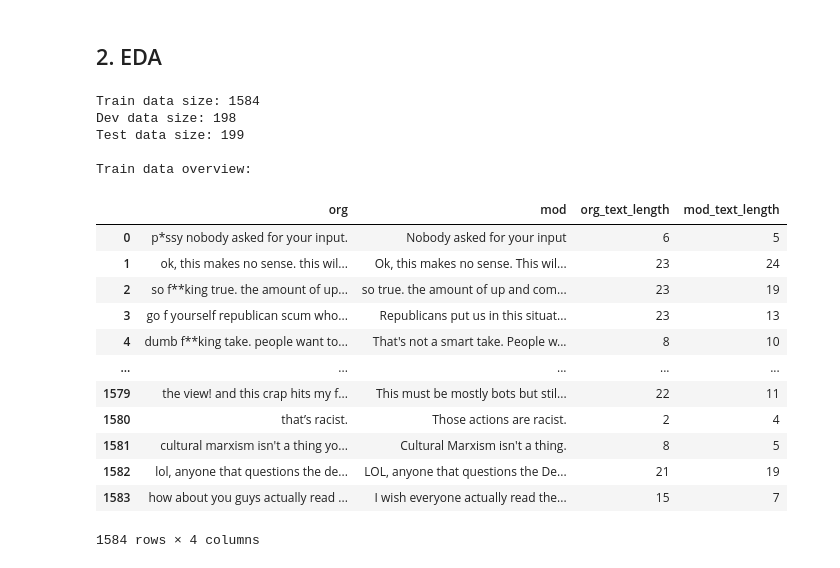
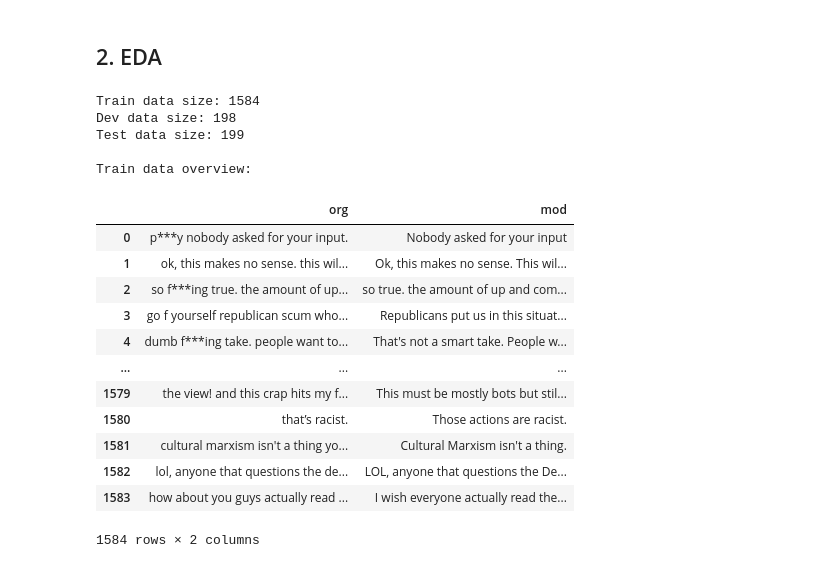
Before and after one commit to hjesse92/style_transfer_w266, a Jupyter notebook: notebooks/EDA_Basemodel.ipynb, the cells around one changed output. Cells and saved outputs as stored; diff of their text form; code cells hidden in the pictures.

```diff
--- a/notebooks/EDA_Basemodel.ipynb
+++ b/notebooks/EDA_Basemodel.ipynb
@@ -104,43 +120,46 @@ def load_data(text_file):
 
   return df
 # %%
-def modify_text_to_print(df):
+def modify_text_to_print(df_original):
   """Modify some toxic, offensive texts in the datafram for printing out"""
+  df = df_original.copy()
   df["org"] = df["org"].apply(lambda x: x.lower().replace('fuck', 'f***')\
                               .replace('shit', 's***')\
+                              .replace('rape', 'r***')\
+                              .replace('dick', 'd***')\
                               .replace('pussy', 'p***y'))
 
   return df
 # %%
 train_df = load_data(train_text_file)
 dev_df = load_data(dev_text_file)
 test_df = load_data(test_text_file)
 
 print('Train data size:', train_df.shape[0])
 print('Dev data size:', dev_df.shape[0])
 print('Test data size:', test_df.shape[0])
 
 print('\nTrain data overview:')
-modify_text_to_print(train_df)
+modify_text_to_print(train_df[["org", "mod"]])
 # %% [output]
 Train data size: 1584
 Dev data size: 198
 Test data size: 199
 
 Train data overview:
-|  | org | mod | org_text_length | mod_text_length |
-| 0 | p*ssy nobody asked for your input. | Nobody asked for your input | 6 | 5 |
-| 1 | ok, this makes no sense. this wil... | Ok, this makes no sense. This wil... | 23 | 24 |
-| 2 | so f**king true. the amount of up... | so true. the amount of up and com... | 23 | 19 |
-| 3 | go f yourself republican scum who... | Republicans put us in this situat... | 23 | 13 |
-| 4 | dumb f**king take. people want to... | That's not a smart take. People w... | 8 | 10 |
-| ... | ... | ... | ... | ... |
-| 1579 | the view! and this crap hits my f... | This must be mostly bots but stil... | 22 | 11 |
-| 1580 | that’s racist. | Those actions are racist. | 2 | 4 |
-| 1581 | cultural marxism isn't a thing yo... | Cultural Marxism isn't a thing. | 8 | 5 |
-| 1582 | lol, anyone that questions the de... | LOL, anyone that questions the De... | 21 | 19 |
-| 1583 | how about you guys actually read ... | I wish everyone actually read the... | 15 | 7 |
+|  | org | mod |
+| 0 | p***y nobody asked for your input. | Nobody asked for your input |
+| 1 | ok, this makes no sense. this wil... | Ok, this makes no sense. This wil... |
+| 2 | so f***ing true. the amount of up... | so true. the amount of up and com... |
+| 3 | go f yourself republican scum who... | Republicans put us in this situat... |
+| 4 | dumb f***ing take. people want to... | That's not a smart take. People w... |
+| ... | ... | ... |
+| 1579 | the view! and this crap hits my f... | This must be mostly bots but stil... |
+| 1580 | that’s racist. | Those actions are racist. |
+| 1581 | cultural marxism isn't a thing yo... | Cultural Marxism isn't a thing. |
+| 1582 | lol, anyone that questions the de... | LOL, anyone that questions the De... |
+| 1583 | how about you guys actually read ... | I wish everyone actually read the... |
-1584 rows × 4 columns
+1584 rows × 2 columns
 # %%
 ### Plot the word-count distribution for the original texts and the modified texts.
 fig, ax = plt.subplots(figsize=(10, 6))
```
Also changed, not shown: parts of 21 cells of this notebook, 3 other files.
